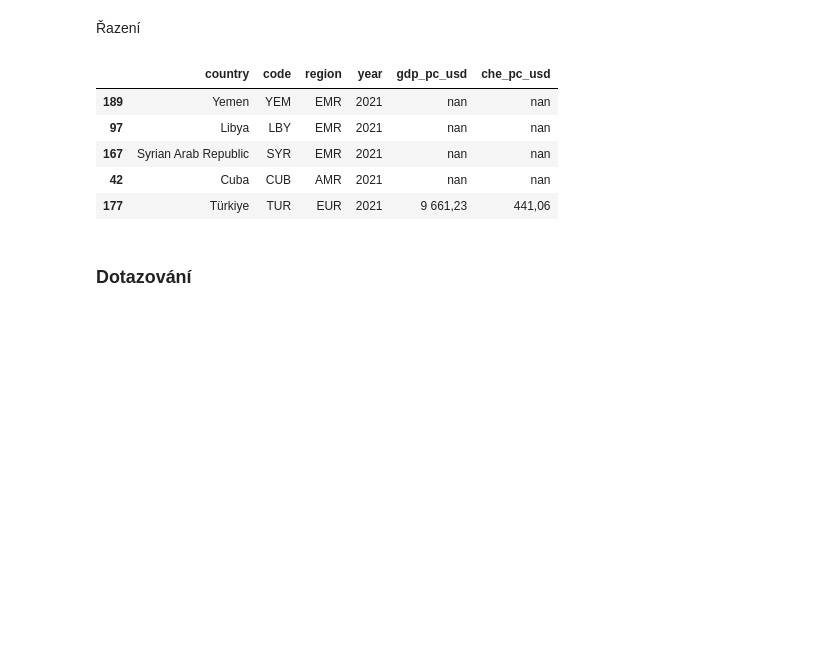
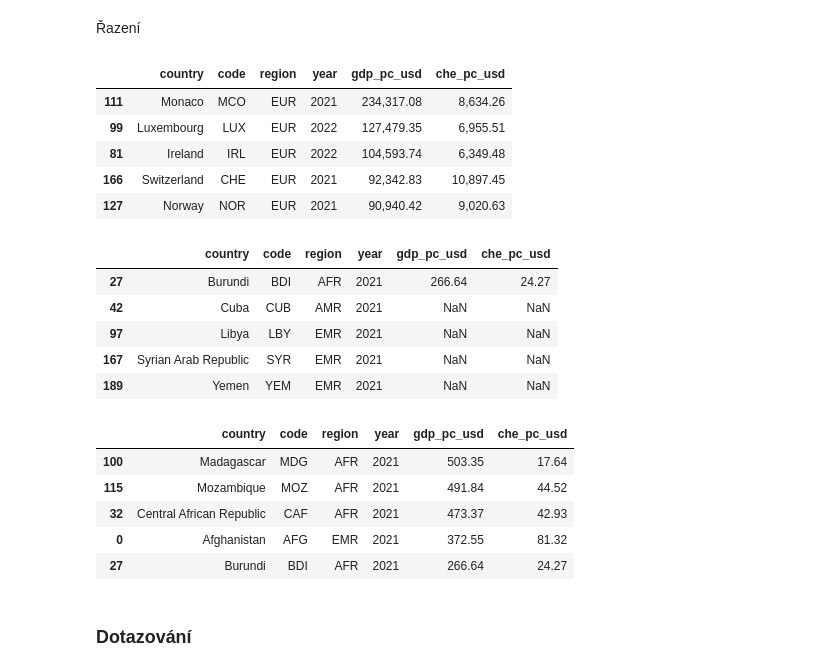
Before and after one commit to pkbcz/MSW2, a Jupyter notebook: 01c Pandas.ipynb, the cells around one changed output. Drawn from its saved outputs; the diff is of its cells as text; code cells hidden in the pictures; blank space fills up the shorter version.

```diff
--- a/01c Pandas.ipynb
+++ b/01c Pandas.ipynb
@@ -225,10 +243,12 @@ def format_number(num):                                 # Funkce pro formátová
     else:
         return str(num)
 
-for col in df.select_dtypes(include=['number']):        # Aplikace formátování na všechny číselné hodnoty v datovém rámci
-    df[col] = df[col].apply(format_number)
+df2 = pd.read_csv("tmp/selected_data.csv")       # načtení souboru csv
 
-df.head()
+for col in df2.select_dtypes(include=['number']):        # Aplikace formátování na všechny číselné hodnoty v datovém rámci
+    df2[col] = df2[col].apply(format_number)
+
+df2.head()
 # %% [output]
 |  | country | code | region | year | gdp_pc_usd | che_pc_usd |
 | 0 | Afghanistan | AFG | EMR | 2021 | 372,55 | 81,32 |
@@ -239,14 +259,28 @@ df.head()
 # %% [markdown]
 Řazení
 # %%
-df.sort_values(by='gdp_pc_usd', ascending=False).head()     # země s největším HDP - prvních 5 řádků
+display(df.sort_values(by='gdp_pc_usd', ascending=False).head())            # země s největším HDP - prvních 5 řádků
+display(df.sort_values(by='gdp_pc_usd', ascending=False).tail())            # země s nejmenším HDP - posledních 5 řádků
+display(df.dropna().sort_values(by='gdp_pc_usd', ascending=False).tail())   # s vyčištěním NaN
 # %% [output]
 |  | country | code | region | year | gdp_pc_usd | che_pc_usd |
-| 189 | Yemen | YEM | EMR | 2021 | nan | nan |
-| 97 | Libya | LBY | EMR | 2021 | nan | nan |
-| 167 | Syrian Arab Republic | SYR | EMR | 2021 | nan | nan |
-| 42 | Cuba | CUB | AMR | 2021 | nan | nan |
-| 177 | Türkiye | TUR | EUR | 2021 | 9 661,23 | 441,06 |
+| 111 | Monaco | MCO | EUR | 2021 | 234,317.08 | 8,634.26 |
+| 99 | Luxembourg | LUX | EUR | 2022 | 127,479.35 | 6,955.51 |
+| 81 | Ireland | IRL | EUR | 2022 | 104,593.74 | 6,349.48 |
+| 166 | Switzerland | CHE | EUR | 2021 | 92,342.83 | 10,897.45 |
+| 127 | Norway | NOR | EUR | 2021 | 90,940.42 | 9,020.63 |
+|  | country | code | region | year | gdp_pc_usd | che_pc_usd |
+| 27 | Burundi | BDI | AFR | 2021 | 266.64 | 24.27 |
+| 42 | Cuba | CUB | AMR | 2021 | NaN | NaN |
+| 97 | Libya | LBY | EMR | 2021 | NaN | NaN |
+| 167 | Syrian Arab Republic | SYR | EMR | 2021 | NaN | NaN |
+| 189 | Yemen | YEM | EMR | 2021 | NaN | NaN |
+|  | country | code | region | year | gdp_pc_usd | che_pc_usd |
+| 100 | Madagascar | MDG | AFR | 2021 | 503.35 | 17.64 |
+| 115 | Mozambique | MOZ | AFR | 2021 | 491.84 | 44.52 |
+| 32 | Central African Republic | CAF | AFR | 2021 | 473.37 | 42.93 |
+| 0 | Afghanistan | AFG | EMR | 2021 | 372.55 | 81.32 |
+| 27 | Burundi | BDI | AFR | 2021 | 266.64 | 24.27 |
 # %% [markdown]
 ### Dotazování
 # %% [markdown]
```
Also changed, not shown: parts of 8 cells of this notebook, 10 other files.
